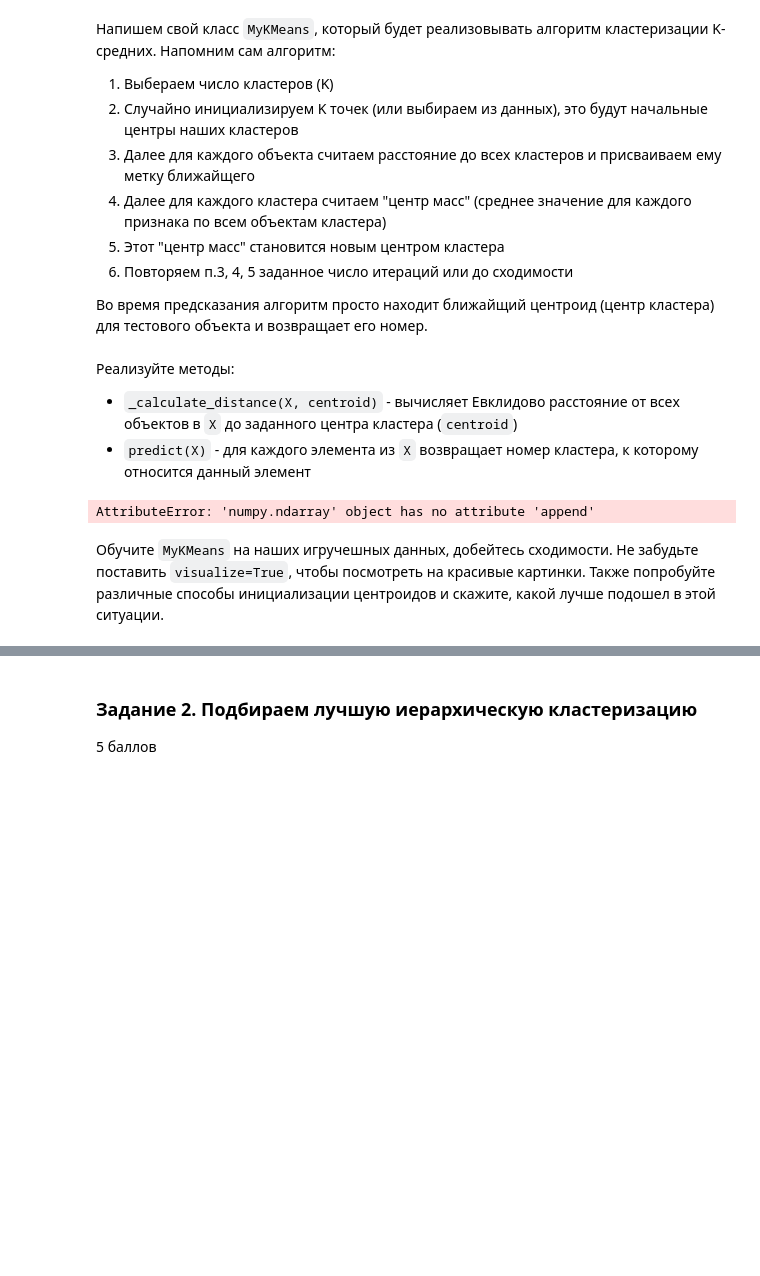
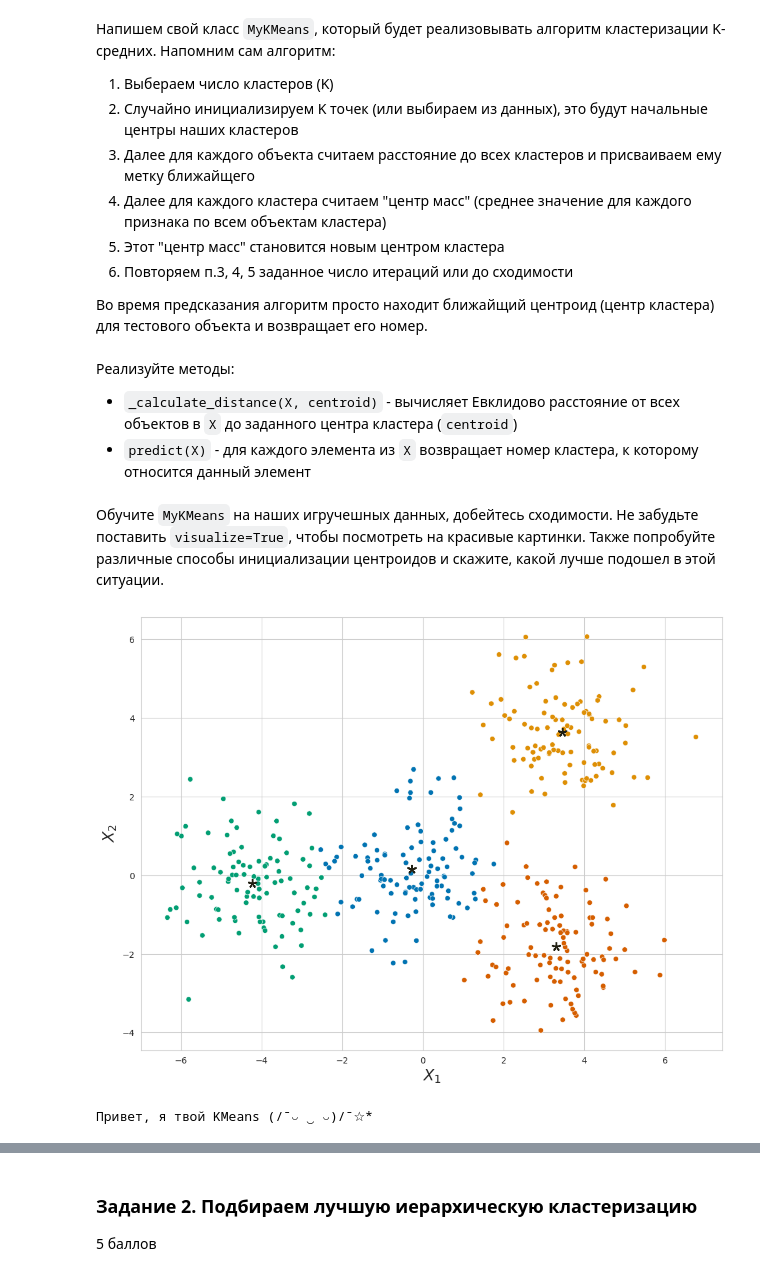
Before and after one commit to VovaGrig/BI-ml-2024, a Jupyter notebook: lecture_3_unsupervised_learning/homework/Cluster_tSNE.ipynb, the cells around one changed output, grey strips where cells are left out. Drawn from its saved outputs; the diff is of its cells as text; code cells hidden in the pictures; blank space fills up the shorter version.

```diff
--- a/lecture_3_unsupervised_learning/homework/Cluster_tSNE.ipynb
+++ b/lecture_3_unsupervised_learning/homework/Cluster_tSNE.ipynb
@@ -72,15 +80,6 @@ visualize_clusters(X, true_labels)
 Реализуйте методы:
 * `_calculate_distance(X, centroid)` - вычисляет Евклидово расстояние от всех объектов в `Х` до заданного центра кластера (`centroid`)
 * `predict(X)` - для каждого элемента из `X` возвращает номер кластера, к которому относится данный элемент
-# %%
-lst = [[1,2,3]]
-lst.append(np.array([[1,2,3], [1,2,3]]))
-lst = np.concatenate(lst, axis = 1)
-lst.append(np.array([[1,2,3], [1,2,3]]))
-lst = np.concatenate(lst, axis = 1)
-lst
-# %% [output]
-AttributeError: 'numpy.ndarray' object has no attribute 'append'
 # %%
 class MyKMeans:
     def __init__(self, n_clusters, init="random", max_iter=300, visualize=False):
@@ -156,12 +155,11 @@ class MyKMeans:
             :param X: наши данные (n_samples, n_features)
         :return cluster_labels: метки кластеров
         """
-
-        """
-        YOUR CODE IS HERE
-        """
-        cluster_labels = None
-
+        dists = []
+        for centroid in self.centroids:
+            dists.append(self._calculate_distance(X, centroid))
+        dists = np.concatenate(dists, axis=1)
+        cluster_labels = np.argmin(dists, axis=1)
         return cluster_labels
 
 
@@ -172,16 +170,19 @@ class MyKMeans:
             :param centroid: координаты центра кластера
         :return dist: расстояния от всех X до центра кластера
         """
-
-        """
-        YOUR CODE IS HERE
-        """
-        dist = None
-
-        return dist
-
+        first_term = (X[:, 0]-centroid[0])**2
+        second_term = (X[:, 1]-centroid[1])**2
+        dists = (first_term + second_term)**0.5
+        dists = dists.reshape(-1,1)
+        return dists
 
     def __repr__(self):
         return f"Привет, я твой KMeans (/¯◡ ‿ ◡)/¯☆*"
 # %% [markdown]
 Обучите `MyKMeans` на наших игручешных данных, добейтесь сходимости. Не забудьте поставить `visualize=True`, чтобы посмотреть на красивые картинки. Также попробуйте различные способы инициализации центроидов и скажите, какой лучше подошел в этой ситуации.
+# %%
+my_k_means = MyKMeans(n_clusters = 4, init='random', max_iter = 10, visualize = True)
+my_k_means.fit(X)
+# %% [output]
+[figure, added]
+Привет, я твой KMeans (/¯◡ ‿ ◡)/¯☆*
```
Also changed, not shown: parts of 3 cells of this notebook.
